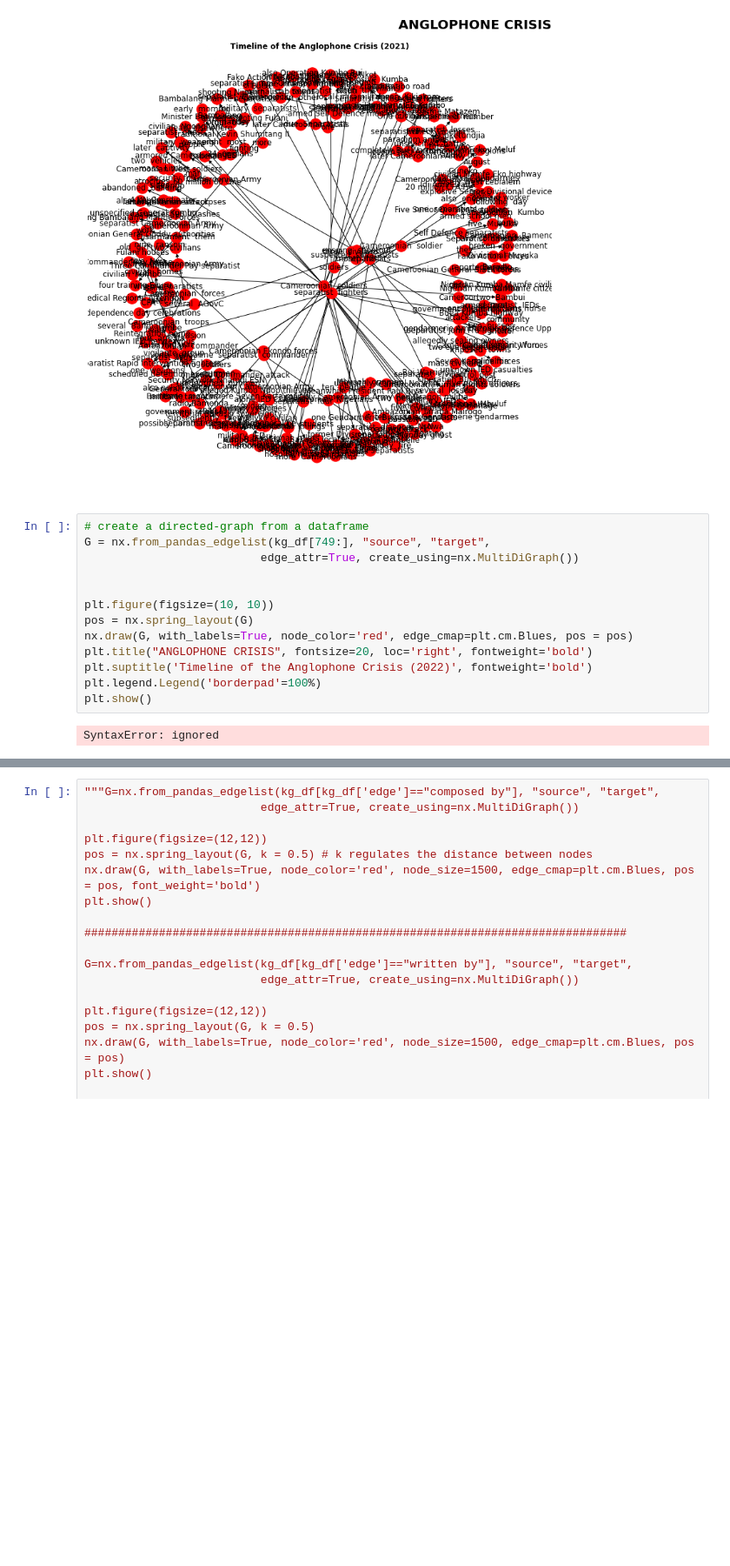
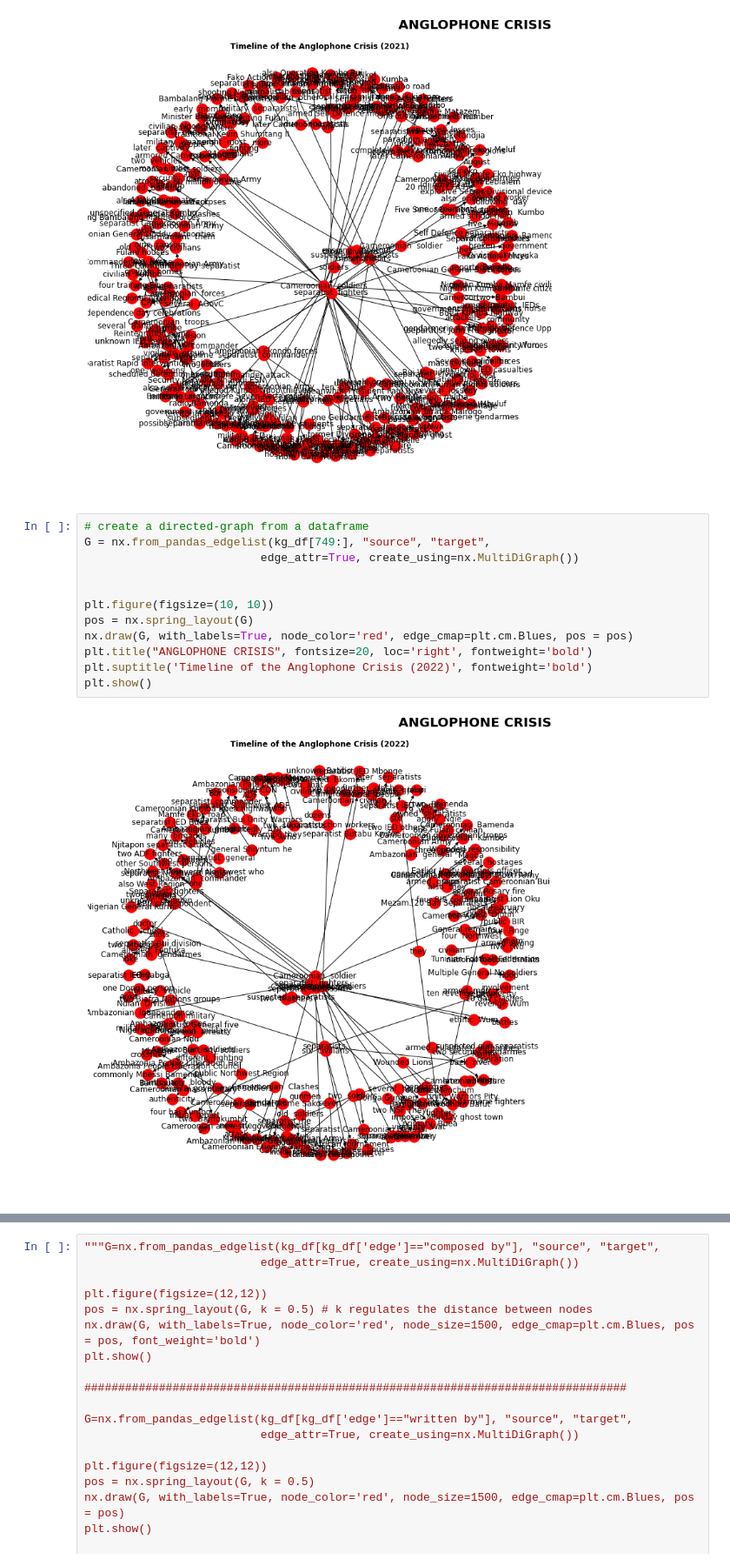
Before and after one commit to Utpal-Mishra/Omdena-Cameroon-Chapter-2022, a Jupyter notebook: OmdenaCameroonChapter2022.ipynb, the cells around one changed output, grey strips where cells are left out. Shown at 87% size. Cells and saved outputs as stored; diff of their text form; blank space fills up the shorter version.

```diff
--- a/OmdenaCameroonChapter2022.ipynb
+++ b/OmdenaCameroonChapter2022.ipynb
@@ -1166,15 +1166,14 @@ plt.show()
 # %%
 # create a directed-graph from a dataframe
 G = nx.from_pandas_edgelist(kg_df[749:], "source", "target",
                           edge_attr=True, create_using=nx.MultiDiGraph())
 
 
 plt.figure(figsize=(10, 10))
 pos = nx.spring_layout(G)
 nx.draw(G, with_labels=True, node_color='red', edge_cmap=plt.cm.Blues, pos = pos)
 plt.title("ANGLOPHONE CRISIS", fontsize=20, loc='right', fontweight='bold')
 plt.suptitle('Timeline of the Anglophone Crisis (2022)', fontweight='bold')
-plt.legend.Legend('borderpad'=100%)
 plt.show()
 # %% [output]
-SyntaxError: ignored
+[figure, added]
```
Also changed, not shown: parts of 4 cells of this notebook.
